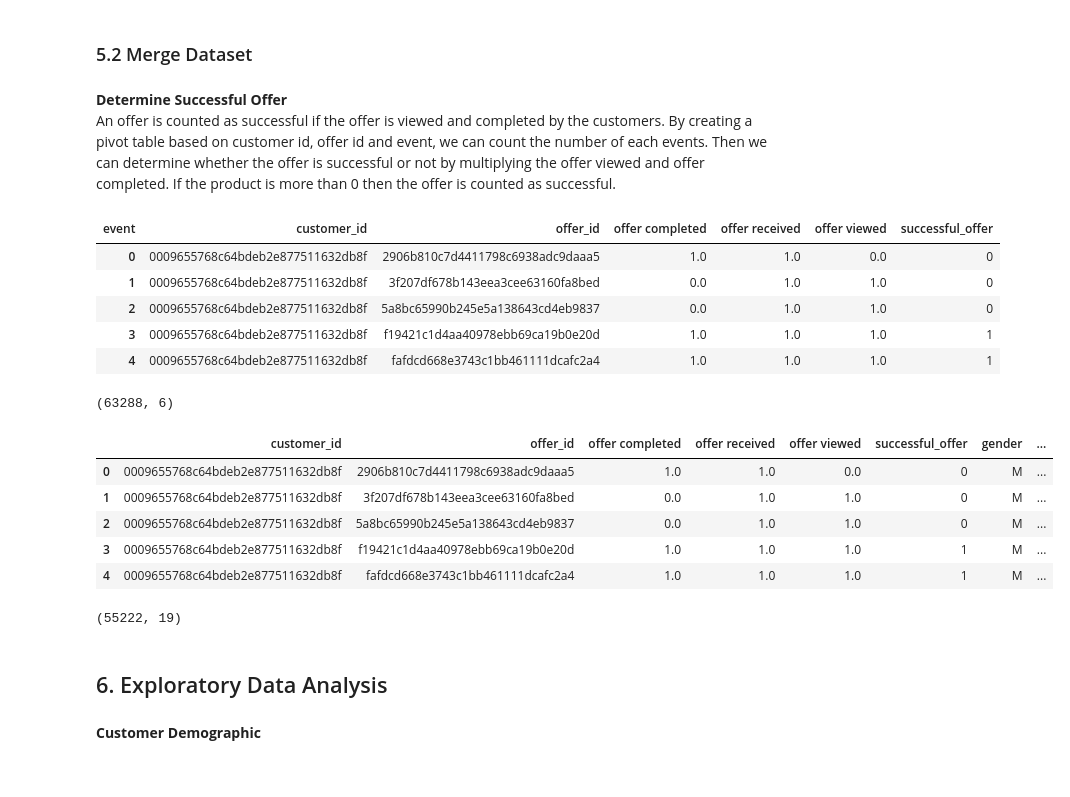
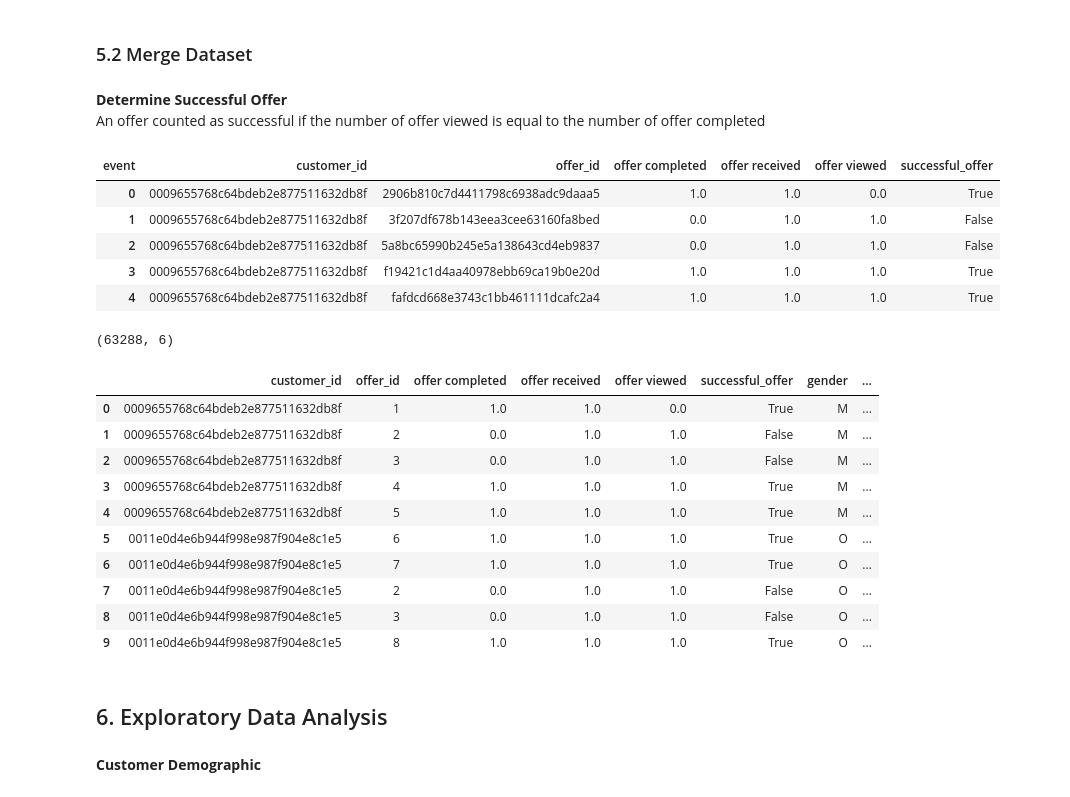
Before and after one commit to fuza-ail/Starbucks-Customer-Segmentation, a Jupyter notebook: Starbucks_customer_segmentation.ipynb, the cells around one changed output. Drawn from its saved outputs; the diff is of its cells as text; code cells hidden in the pictures.

```diff
--- a/Starbucks_customer_segmentation.ipynb
+++ b/Starbucks_customer_segmentation.ipynb
@@ -293,22 +323,22 @@ transcript.shape
 (306534, 6)
 # %% [markdown]
 ### 5.2 Merge Dataset
-# %% [markdown]
-**Determine Successful Offer**
-An offer is counted as successful if the offer is viewed and completed by the customers. By creating a pivot table based on customer id, offer id and event, we can count the number of each events. Then we can determine whether the offer is successful or not by multiplying the offer viewed and offer completed. If the product is more than 0 then the offer is counted as successful.
+# %% [markdown]
+**Determine Successful Offer**
+An offer counted as successful if the number of offer viewed is equal to the number of offer completed
 # %%
 customer_offer = transcript[transcript['offer_id']!=0].groupby(['customer_id','offer_id','event'])['amount'].count().unstack().reset_index(level=[0,1])
 customer_offer.fillna(0, inplace=True)
-customer_offer['successful_offer'] = customer_offer['offer completed'] * customer_offer['offer viewed']
-customer_offer['successful_offer'] = customer_offer['successful_offer'].apply(lambda x: 1 if x>0 else 0)
+
+customer_offer['successful_offer'] = customer_offer['offer completed'] >= customer_offer['offer viewed']
 customer_offer.head()
 # %% [output]
 | event | customer_id | offer_id | offer completed | offer received | offer viewed | successful_offer |
-| 0 | 0009655768c64bdeb2e877511632db8f | 2906b810c7d4411798c6938adc9daaa5 | 1.0 | 1.0 | 0.0 | 0 |
-| 1 | 0009655768c64bdeb2e877511632db8f | 3f207df678b143eea3cee63160fa8bed | 0.0 | 1.0 | 1.0 | 0 |
-| 2 | 0009655768c64bdeb2e877511632db8f | 5a8bc65990b245e5a138643cd4eb9837 | 0.0 | 1.0 | 1.0 | 0 |
-| 3 | 0009655768c64bdeb2e877511632db8f | f19421c1d4aa40978ebb69ca19b0e20d | 1.0 | 1.0 | 1.0 | 1 |
-| 4 | 0009655768c64bdeb2e877511632db8f | fafdcd668e3743c1bb461111dcafc2a4 | 1.0 | 1.0 | 1.0 | 1 |
+| 0 | 0009655768c64bdeb2e877511632db8f | 2906b810c7d4411798c6938adc9daaa5 | 1.0 | 1.0 | 0.0 | True |
+| 1 | 0009655768c64bdeb2e877511632db8f | 3f207df678b143eea3cee63160fa8bed | 0.0 | 1.0 | 1.0 | False |
+| 2 | 0009655768c64bdeb2e877511632db8f | 5a8bc65990b245e5a138643cd4eb9837 | 0.0 | 1.0 | 1.0 | False |
+| 3 | 0009655768c64bdeb2e877511632db8f | f19421c1d4aa40978ebb69ca19b0e20d | 1.0 | 1.0 | 1.0 | True |
+| 4 | 0009655768c64bdeb2e877511632db8f | fafdcd668e3743c1bb461111dcafc2a4 | 1.0 | 1.0 | 1.0 | True |
 # %%
 customer_offer.shape
 # %% [output]
@@ -316,21 +346,29 @@ customer_offer.shape
 # %%
 df_transaction = customer_offer.merge(profile, on="customer_id", how="inner")
 df = df_transaction.merge(portfolio, on="offer_id", how="left")
+# %%
+offer_ids = list(df['offer_id'].unique())
+offer_key = {}
+for index, offer in enumerate(offer_ids):
+  offer_key[offer] = index + 1
+
+df['offer_id'] = df['offer_id'].apply(lambda x: offer_key[x])
 # %%
-df.head()
+df.head(10)
 # %% [output]
 |  | customer_id | offer_id | offer completed | offer received | offer viewed | successful_offer | gender | ... |
-| 0 | 0009655768c64bdeb2e877511632db8f | 2906b810c7d4411798c6938adc9daaa5 | 1.0 | 1.0 | 0.0 | 0 | M | ... |
-| 1 | 0009655768c64bdeb2e877511632db8f | 3f207df678b143eea3cee63160fa8bed | 0.0 | 1.0 | 1.0 | 0 | M | ... |
-| 2 | 0009655768c64bdeb2e877511632db8f | 5a8bc65990b245e5a138643cd4eb9837 | 0.0 | 1.0 | 1.0 | 0 | M | ... |
-| 3 | 0009655768c64bdeb2e877511632db8f | f19421c1d4aa40978ebb69ca19b0e20d | 1.0 | 1.0 | 1.0 | 1 | M | ... |
-| 4 | 0009655768c64bdeb2e877511632db8f | fafdcd668e3743c1bb461111dcafc2a4 | 1.0 | 1.0 | 1.0 | 1 | M | ... |
+| 0 | 0009655768c64bdeb2e877511632db8f | 1 | 1.0 | 1.0 | 0.0 | True | M | ... |
+| 1 | 0009655768c64bdeb2e877511632db8f | 2 | 0.0 | 1.0 | 1.0 | False | M | ... |
+| 2 | 0009655768c64bdeb2e877511632db8f | 3 | 0.0 | 1.0 | 1.0 | False | M | ... |
+| 3 | 0009655768c64bdeb2e877511632db8f | 4 | 1.0 | 1.0 | 1.0 | True | M | ... |
+| 4 | 0009655768c64bdeb2e877511632db8f | 5 | 1.0 | 1.0 | 1.0 | True | M | ... |
+| 5 | 0011e0d4e6b944f998e987f904e8c1e5 | 6 | 1.0 | 1.0 | 1.0 | True | O | ... |
+| 6 | 0011e0d4e6b944f998e987f904e8c1e5 | 7 | 1.0 | 1.0 | 1.0 | True | O | ... |
+| 7 | 0011e0d4e6b944f998e987f904e8c1e5 | 2 | 0.0 | 1.0 | 1.0 | False | O | ... |
+| 8 | 0011e0d4e6b944f998e987f904e8c1e5 | 3 | 0.0 | 1.0 | 1.0 | False | O | ... |
+| 9 | 0011e0d4e6b944f998e987f904e8c1e5 | 8 | 1.0 | 1.0 | 1.0 | True | O | ... |
-# %%
-df.shape
-# %% [output]
-(55222, 19)
 # %% [markdown]
-## 6. Exploratory Data Analysis
+## 6. Exploratory Data Analysis <a name="exploratorydataanalysis"></a>
 # %% [markdown]
 **Customer Demographic**
 # %%
```
Also changed, not shown: parts of 48 cells of this notebook.
